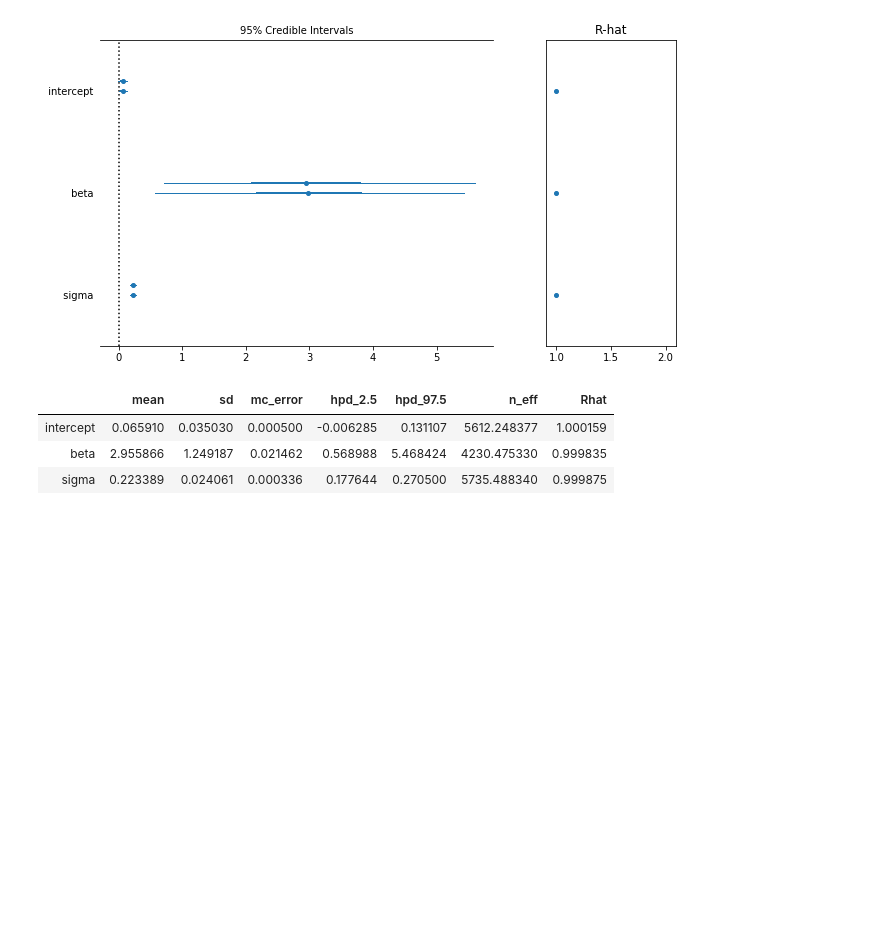
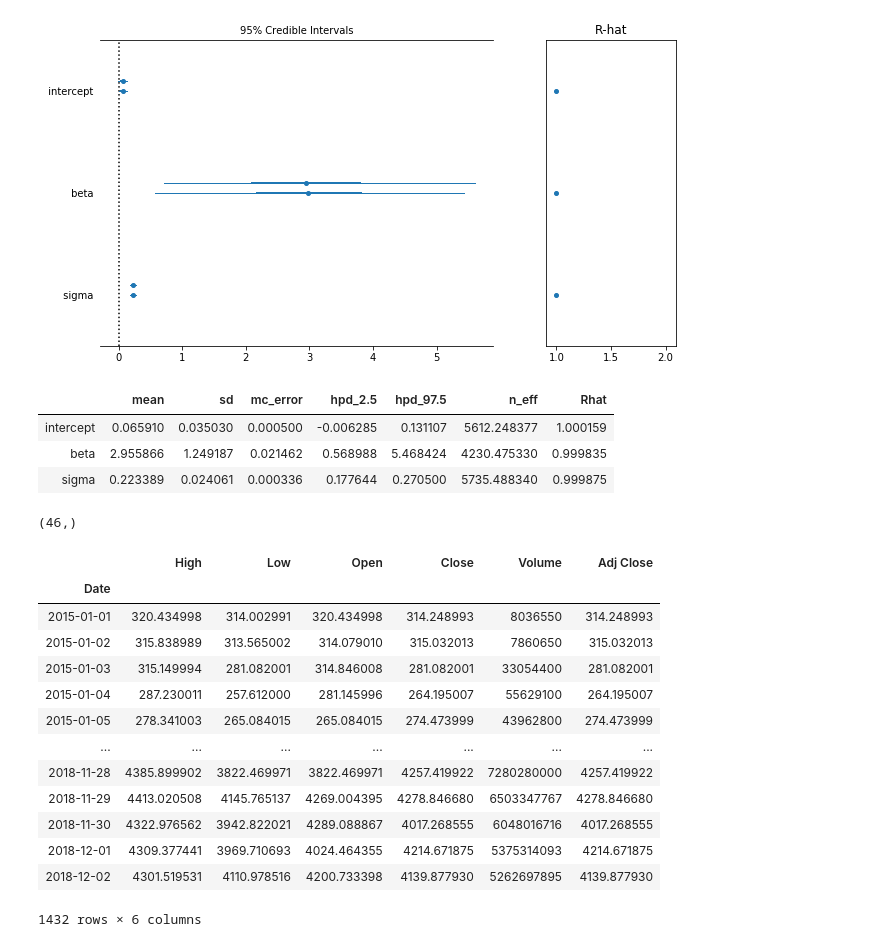
Before and after one commit to rijish45/Bitcoin-Regressions, a Jupyter notebook: Dow-Bitcoin.ipynb, the cells around one changed output. Cells and saved outputs as stored; diff of their text form; code cells hidden in the pictures; blank space fills up the shorter version.

```diff
--- a/Dow-Bitcoin.ipynb
+++ b/Dow-Bitcoin.ipynb
@@ -128,3 +128,24 @@ pm.summary(trace)
 | intercept | 0.065910 | 0.035030 | 0.000500 | -0.006285 | 0.131107 | 5612.248377 | 1.000159 |
 | beta | 2.955866 | 1.249187 | 0.021462 | 0.568988 | 5.468424 | 4230.475330 | 0.999835 |
 | sigma | 0.223389 | 0.024061 | 0.000336 | 0.177644 | 0.270500 | 5735.488340 | 0.999875 |
+# %%
+BTC_return_monthly.shape
+# %% [output]
+(46,)
+# %%
+BTC
+# %% [output]
+|  | High | Low | Open | Close | Volume | Adj Close |
+| Date |  |  |  |  |  |  |
+| 2015-01-01 | 320.434998 | 314.002991 | 320.434998 | 314.248993 | 8036550 | 314.248993 |
+| 2015-01-02 | 315.838989 | 313.565002 | 314.079010 | 315.032013 | 7860650 | 315.032013 |
+| 2015-01-03 | 315.149994 | 281.082001 | 314.846008 | 281.082001 | 33054400 | 281.082001 |
+| 2015-01-04 | 287.230011 | 257.612000 | 281.145996 | 264.195007 | 55629100 | 264.195007 |
+| 2015-01-05 | 278.341003 | 265.084015 | 265.084015 | 274.473999 | 43962800 | 274.473999 |
+| ... | ... | ... | ... | ... | ... | ... |
+| 2018-11-28 | 4385.899902 | 3822.469971 | 3822.469971 | 4257.419922 | 7280280000 | 4257.419922 |
+| 2018-11-29 | 4413.020508 | 4145.765137 | 4269.004395 | 4278.846680 | 6503347767 | 4278.846680 |
+| 2018-11-30 | 4322.976562 | 3942.822021 | 4289.088867 | 4017.268555 | 6048016716 | 4017.268555 |
+| 2018-12-01 | 4309.377441 | 3969.710693 | 4024.464355 | 4214.671875 | 5375314093 | 4214.671875 |
+| 2018-12-02 | 4301.519531 | 4110.978516 | 4200.733398 | 4139.877930 | 5262697895 | 4139.877930 |
+1432 rows × 6 columns
```
Also changed, not shown: parts of 1 cell of this notebook.
